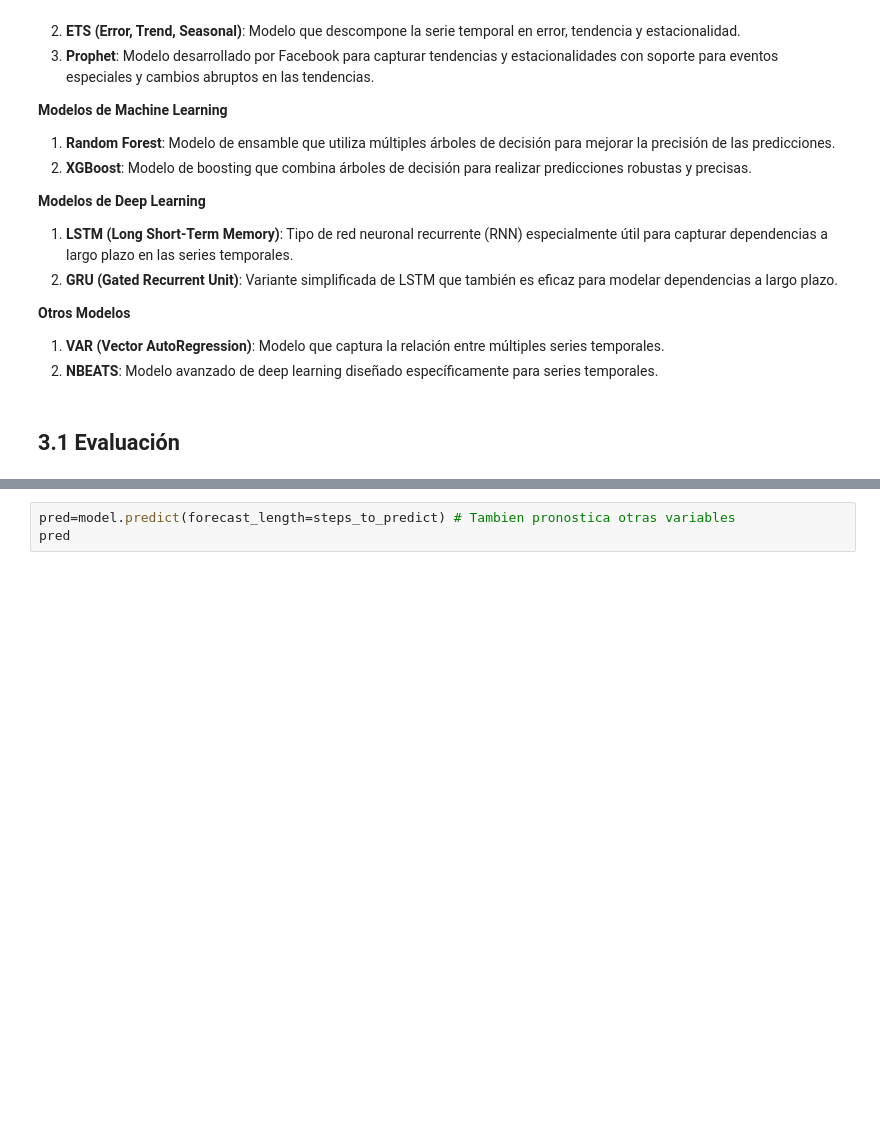
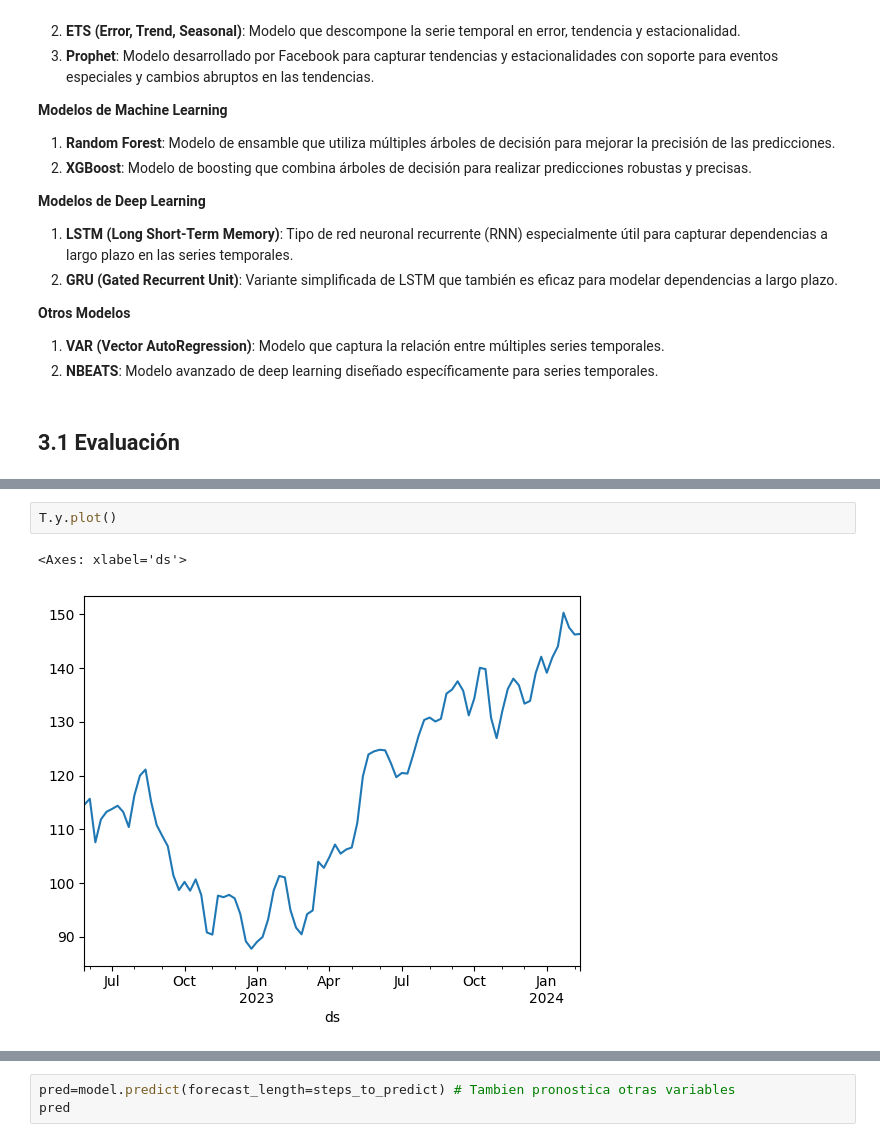
Before and after one commit to dfbustosus/Bootcamp-DS-2024-I, a Jupyter notebook: Clase 24 May 2024/Series de Tiempo - Parte II.ipynb, the cells around one changed output, grey strips where cells are left out. Drawn from its saved outputs; the diff is of its cells as text; blank space fills up the shorter version.

```diff
--- a/Clase 24 May 2024/Series de Tiempo - Parte II.ipynb
+++ b/Clase 24 May 2024/Series de Tiempo - Parte II.ipynb
@@ -328,4 +368,9 @@ C_weekly
 105 rows × 11 columns
+# %%
+T.y.plot()
+# %% [output]
+<Axes: xlabel='ds'>
+[figure, added]
 # %%
 T=C_weekly[['ds','y']].iloc[0:-15].fillna(method='backfill').fillna(method='bfill').fillna(method='ffill')
 T['ds'] = pd.to_datetime(T['ds'] + '-1', format='%Y-%W-%w')
```
Also changed, not shown: parts of 26 cells of this notebook.
